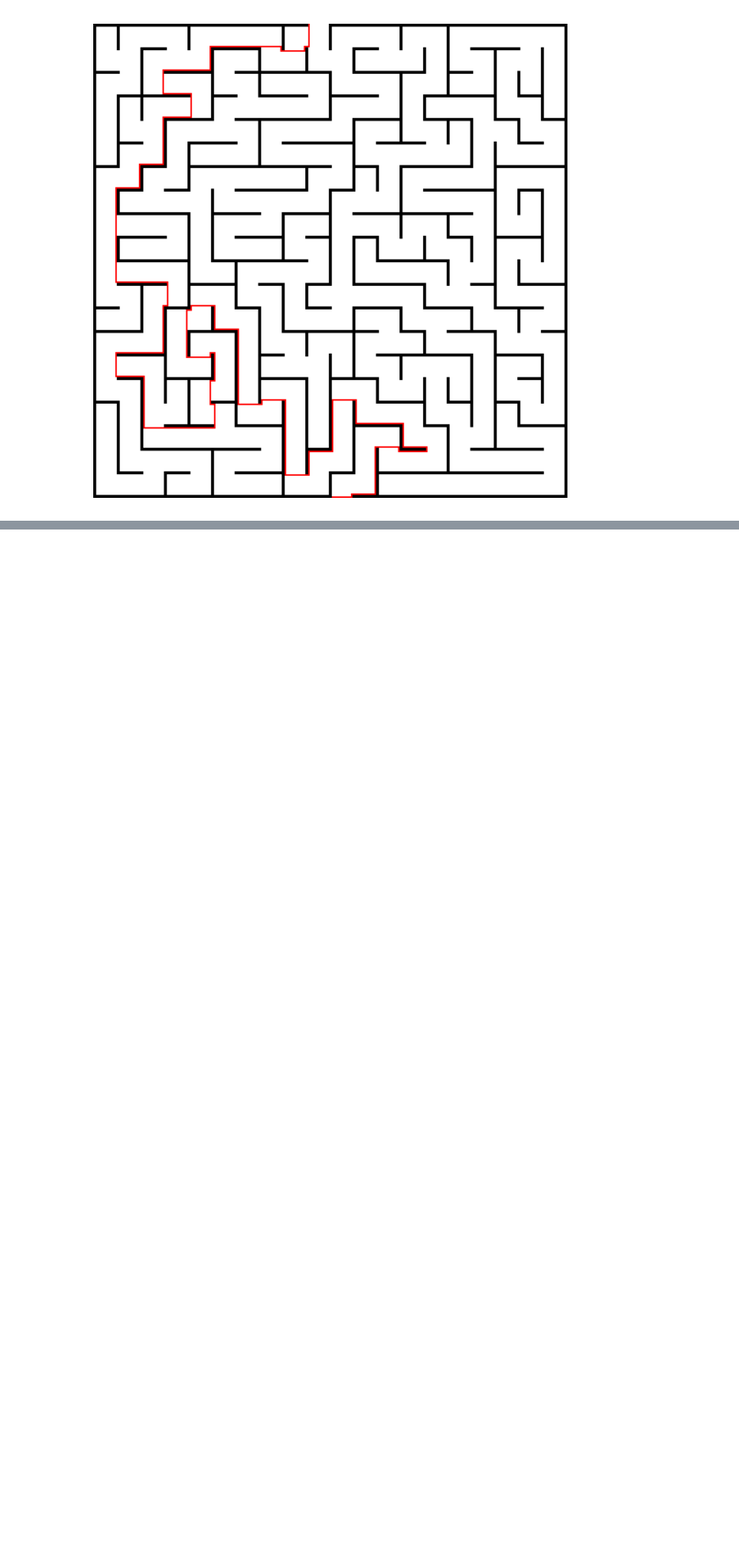
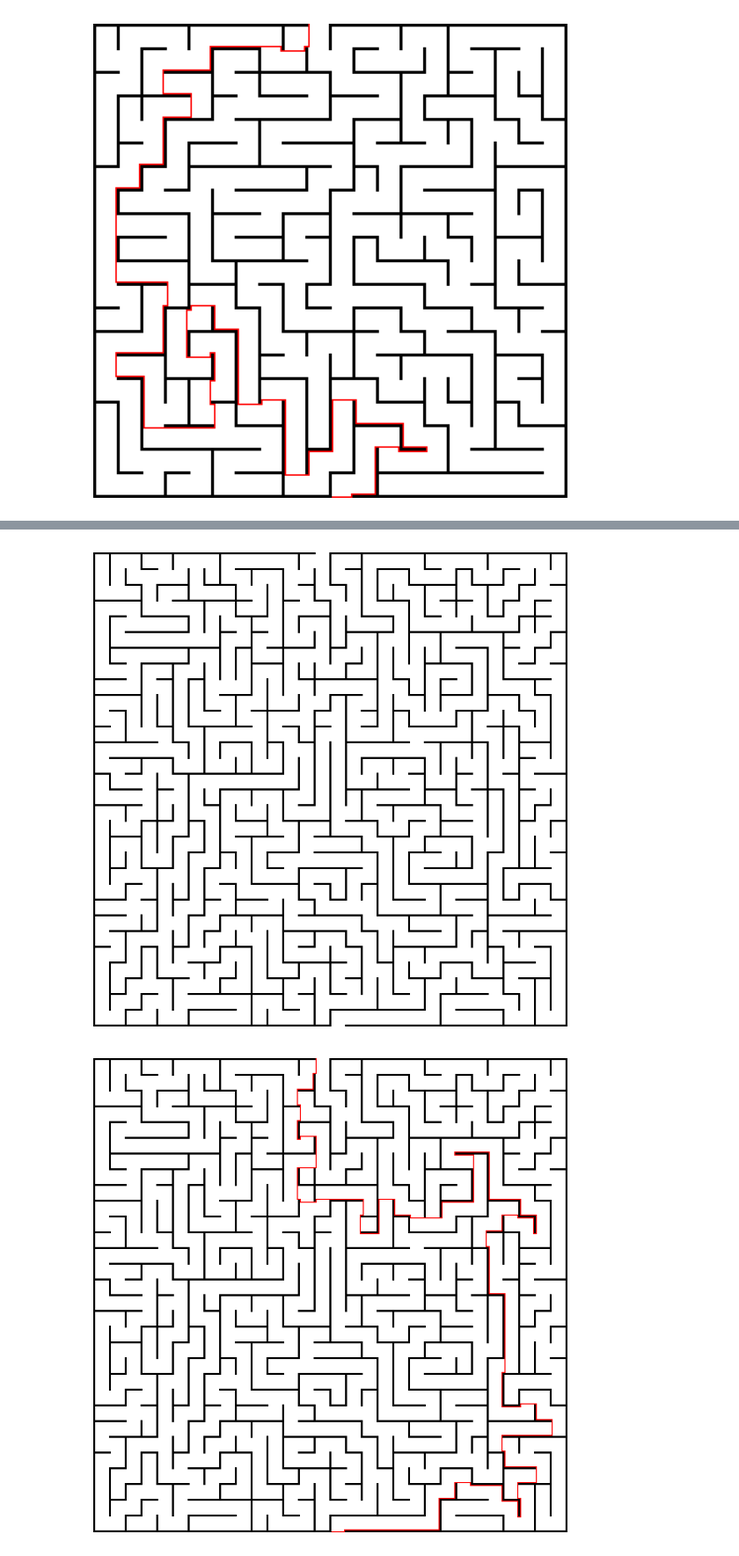
Before and after one commit to EugIva/ProzorovEI209M_CV, a Jupyter notebook: HW1_Task1.ipynb, the cells around one changed output, grey strips where cells are left out. Shown at 88% size. Saved outputs shown, nothing was run; the diff lists cells and outputs as text; code cells hidden in the pictures; blank space fills up the shorter version.

```diff
--- a/HW1_Task1.ipynb
+++ b/HW1_Task1.ipynb
@@ -127,0 +167,13 @@ plot_one_image(image_with_way)
+# %%
+test_image = cv2.imread('30 by 30 orthogonal maze.png')  # загрузить тестовую картинку
+
+plot_one_image(test_image)
+
+way_coords = find_way_from_maze(test_image)  # вычислить координаты пути через лабиринт.
+
+image_with_way = plot_maze_path(test_image, way_coords)
+
+plot_one_image(image_with_way)
+# %% [output]
+[figure, added]
+[figure, added]
```
Also changed, not shown: parts of 3 cells of this notebook.
